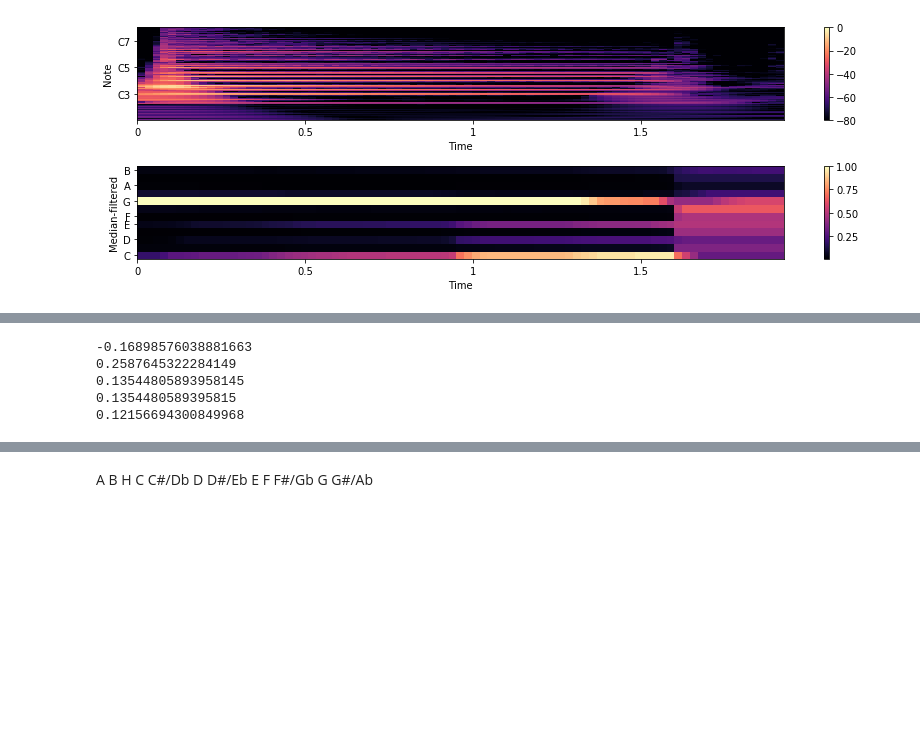
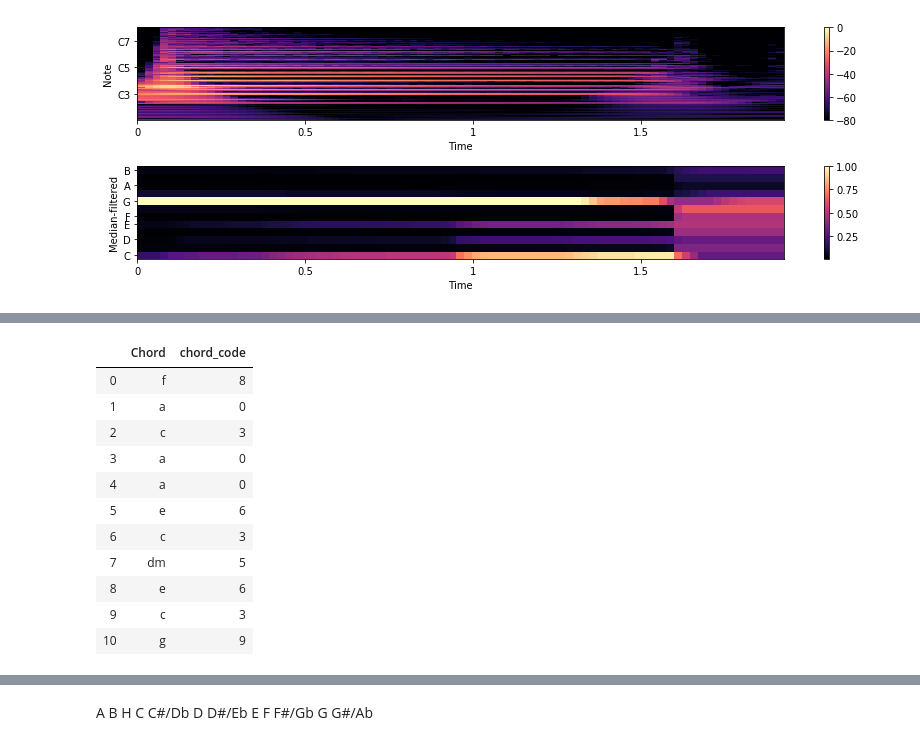
Before and after one commit to Abvbobko/chords_recognition, a Jupyter notebook: chords_recognition.ipynb, the cells around one changed output, grey strips where cells are left out. Cells and saved outputs as stored; diff of their text form; code cells hidden in the pictures; blank space fills up the shorter version.

```diff
--- a/chords_recognition.ipynb
+++ b/chords_recognition.ipynb
@@ -144,13 +207,22 @@ CHORDS = ["a", "am", "bm", "c", "d", "dm", "e", "em", "f", "g"]
 NUM_OF_CHORD_EXAMPLES = 200
 
 sounds_to_df(DATA_DIR, CHORDS, NUM_OF_CHORD_EXAMPLES)
-# %%
-for i in range(len(a[0]) - 1):
-    if abs(a[0][i] - a[0][i+1]) > 0.1:
-        print(a[0][i] - a[0][i+1])
-# %% [output]
--0.16898576038881663
-0.2587645322284149
-0.13544805893958145
-0.1354480589395815
-0.12156694300849968
+# %%
+df = pd.read_csv("chords_data.csv")
+# %%
+le_chords = LabelEncoder()
+df["chord_code"] = le_chords.fit_transform(df["Chord"])
+df[["Chord", "chord_code"]].head(11)
+# %% [output]
+|  | Chord | chord_code |
+| 0 | f | 8 |
+| 1 | a | 0 |
+| 2 | c | 3 |
+| 3 | a | 0 |
+| 4 | a | 0 |
+| 5 | e | 6 |
+| 6 | c | 3 |
+| 7 | dm | 5 |
+| 8 | e | 6 |
+| 9 | c | 3 |
+| 10 | g | 9 |
```
Also changed, not shown: parts of 22 cells of this notebook.
